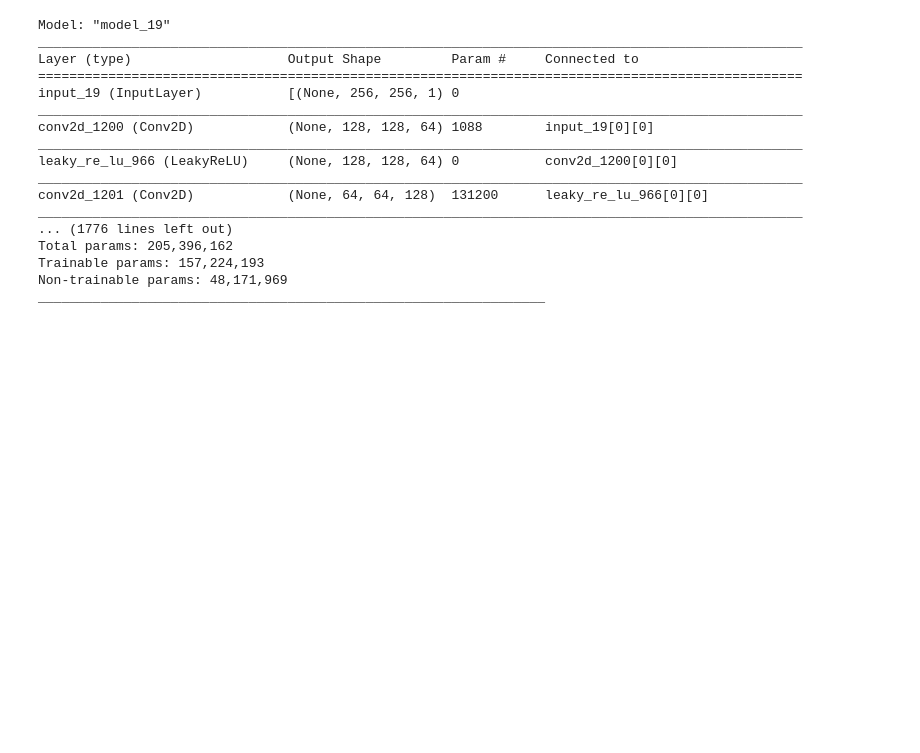
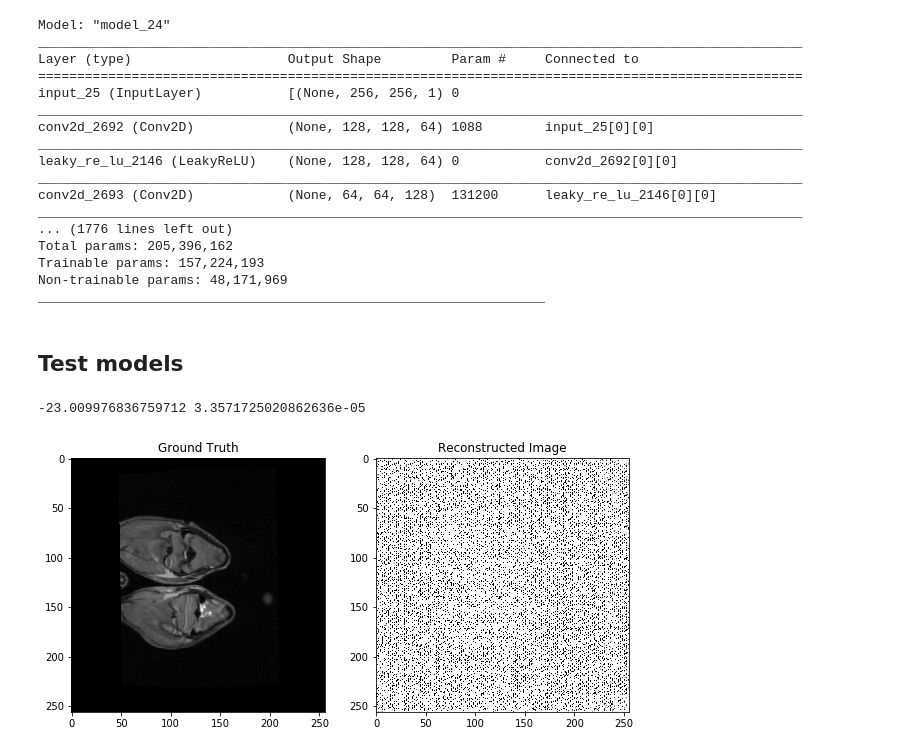
Before and after one commit to amanichopra/Deep-Learning-MRI-Reconstruction, a Jupyter notebook: Model.ipynb, the cells around one changed output. Cells and saved outputs as stored; diff of their text form; code cells hidden in the pictures; blank space fills up the shorter version.

```diff
--- a/Model.ipynb
+++ b/Model.ipynb
@@ -269,7 +261,7 @@ def train(g_par, d_par, gan_model, dataset_real, u_sampled_data,  n_epochs, n_ba
     f.close()
 # %%
 # Hyperparameters
-n_epochs = 300
+n_epochs = 50
 n_batch = 32
 n_critic = 3
 clip_val = 0.05
@@ -294,8 +286,8 @@ opt1 = Adam(lr = 0.0001, beta_1 = 0.5)
 gan_model.compile(loss = [wloss, 'mae', mssim], optimizer = opt1, loss_weights = [0.01, 20.0, 1.0]) #loss weights for generator training
 n_patch=d_model.output_shape[1]
 
-data_path='./training.pickle' # Ground truth
-usam_path='./training_usamp.pickle' # Zero-filled reconstructions
+data_path='./preprocessed_data/training.pickle' # Ground truth
+usam_path='./preprocessed_data/training_usamp.pickle' # Zero-filled reconstructions
 dataset_real = pickle.load(open(data_path,'rb'))
 u_sampled_data = pickle.load(open(usam_path,'rb'))
 # dataset_real = np.expand_dims(dataset_real, axis = -1)
@@ -305,20 +297,22 @@ u_sampled_data_2c = np.concatenate((u_sampled_data.real, u_sampled_data.imag), a
 f = open('./log_a5.txt', 'a')
 train(g_par, d_par, gan_model, dataset_real, u_sampled_data_2c, n_epochs, n_batch, n_critic, clip_val, n_patch, f)
 # %% [output]
-Model: "model_19"
+Model: "model_24"
 __________________________________________________________________________________________________
 Layer (type)                    Output Shape         Param #     Connected to
 ==================================================================================================
-input_19 (InputLayer)           [(None, 256, 256, 1) 0
+input_25 (InputLayer)           [(None, 256, 256, 1) 0
 __________________________________________________________________________________________________
-conv2d_1200 (Conv2D)            (None, 128, 128, 64) 1088        input_19[0][0]
+conv2d_2692 (Conv2D)            (None, 128, 128, 64) 1088        input_25[0][0]
 __________________________________________________________________________________________________
-leaky_re_lu_966 (LeakyReLU)     (None, 128, 128, 64) 0           conv2d_1200[0][0]
+leaky_re_lu_2146 (LeakyReLU)    (None, 128, 128, 64) 0           conv2d_2692[0][0]
 __________________________________________________________________________________________________
-conv2d_1201 (Conv2D)            (None, 64, 64, 128)  131200      leaky_re_lu_966[0][0]
+conv2d_2693 (Conv2D)            (None, 64, 64, 128)  131200      leaky_re_lu_2146[0][0]
 __________________________________________________________________________________________________
 ... (1776 lines left out)
 Total params: 205,396,162
 Trainable params: 157,224,193
 Non-trainable params: 48,171,969
 _________________________________________________________________
+# %% [markdown]
+## Test models
@@ -324,0 +335,27 @@ _________________________________________________________________
+# %%
+data_path='./preprocessed_data/testing.pickle'
+usam_path='./preprocessed_data/testing_usamp.pickle'
+dataset_real = pickle.load(open(data_path,'rb'))
+u_sampled_data = pickle.load(open(usam_path,'rb'))
+
+data = np.asarray(dataset_real, dtype = 'float32')
+data_gen = np.concatenate((u_sampled_data.imag , u_sampled_data.real), axis =-1)
+inp_shape = (256,256,2)
+# %%
+#to infer one model
+gen16 = generator(inp_shape = inp_shape, trainable = False)
+gen16.load_weights('./gen_weights/gen_weights_a5_0001.h5') # choose best model
+out16 = gen16.predict(data_gen)
+psnr, ssim = metrics(data, out16[:,:,:,0], 2.0)
+print(psnr,ssim)
+# %% [output]
+-23.009976836759712 3.3571725020862636e-05
+# %%
+fig, ax = plt.subplots(1, 2, figsize=(10, 5))
+ax[0].imshow(np.squeeze(data[20]), cmap='gray')
+ax[0].set_title('Ground Truth')
+ax[1].imshow(np.squeeze(out16[20]), cmap='gray')
+ax[1].set_title('Reconstructed Image')
+plt.show()
+# %% [output]
+[figure, added]
```
Also changed, not shown: parts of 6 cells of this notebook, 3 other files.
